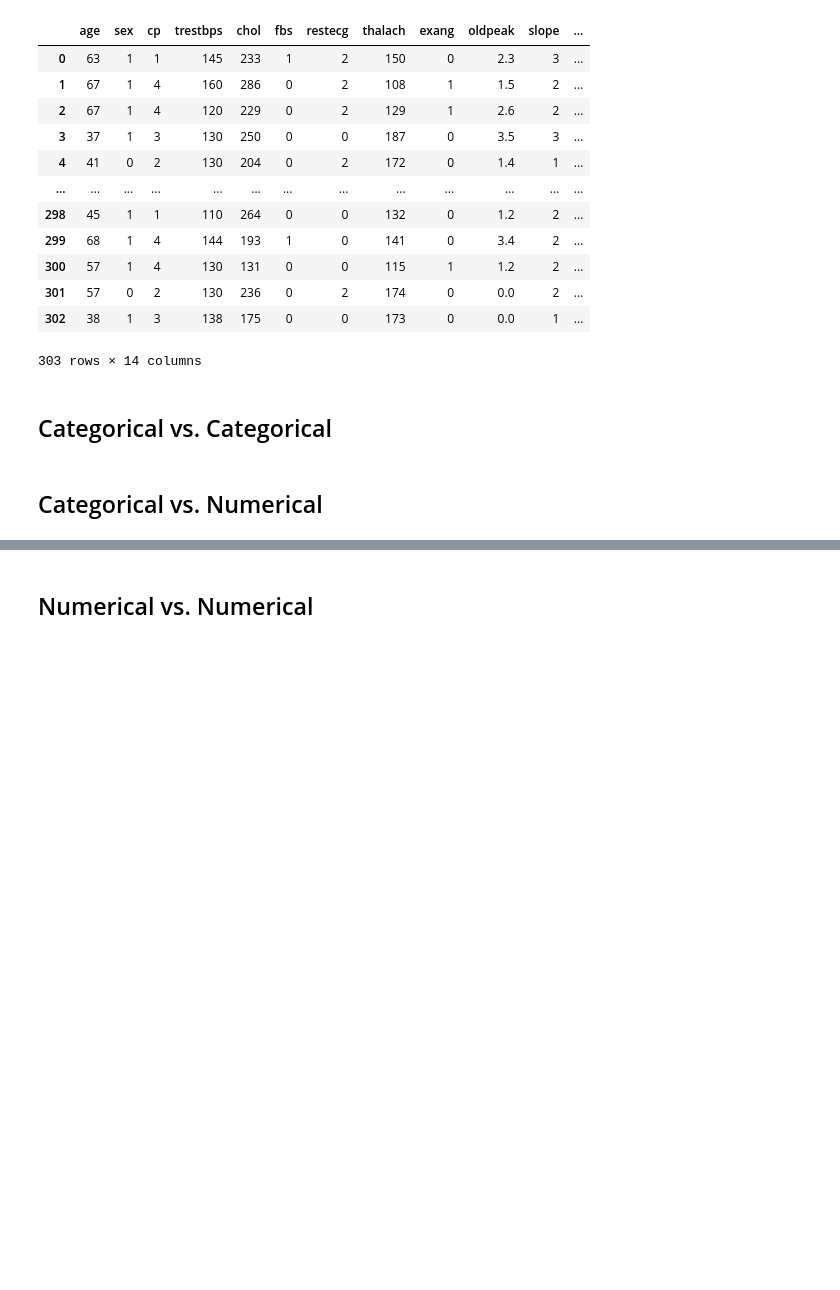
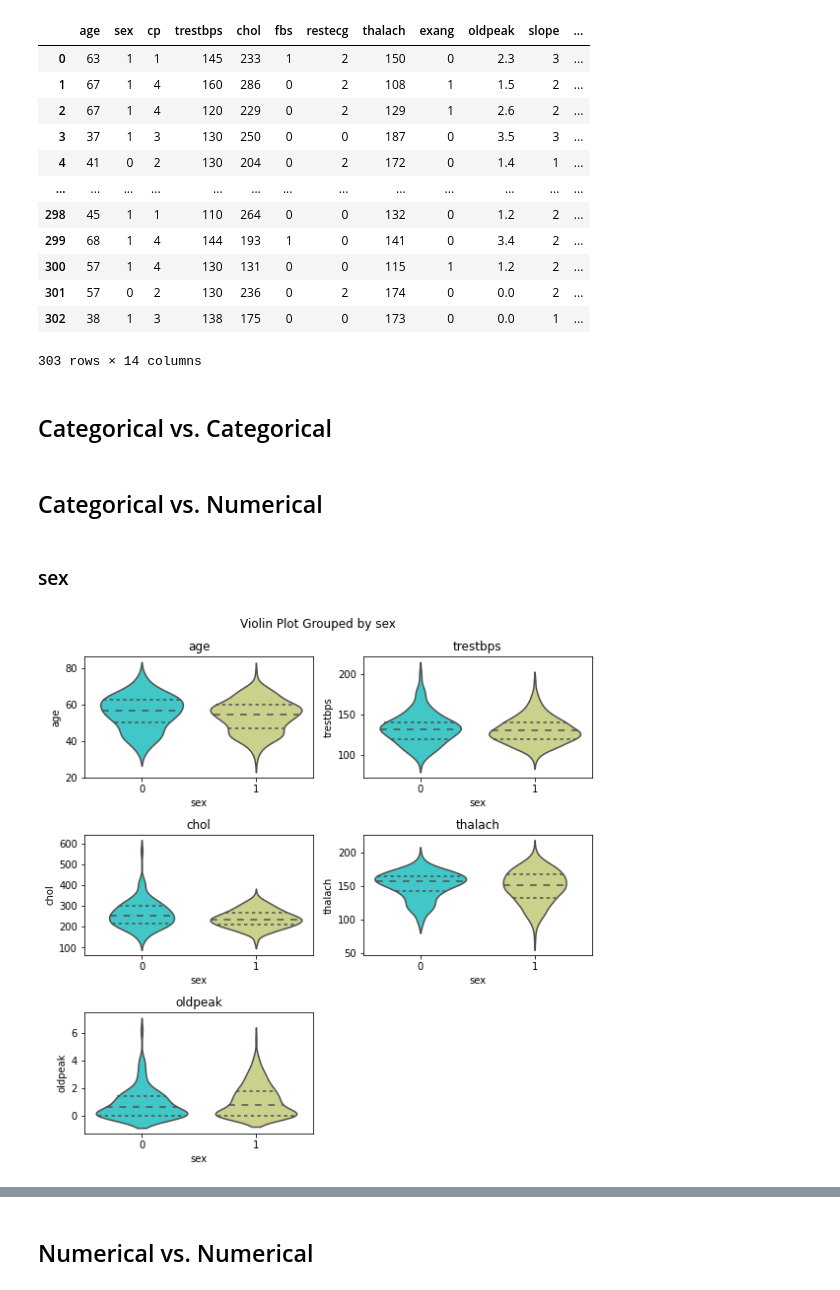
Before and after one commit to AnaliticaComputacional-2023-10/Proyecto1, a Jupyter notebook: EDA_Multivariate.ipynb, the cells around one changed output, grey strips where cells are left out. Drawn from its saved outputs; the diff is of its cells as text; code cells hidden in the pictures; blank space fills up the shorter version.

Commit message:
Multivariate - Categorical v Numerical finished

```diff
--- a/EDA_Multivariate.ipynb
+++ b/EDA_Multivariate.ipynb
@@ -106,3 +106,28 @@ df
 ## Categorical vs. Categorical
 # %% [markdown]
 ## Categorical vs. Numerical
+# %% [markdown]
+### sex
+# %%
+numerical = ['age', 'trestbps', 'chol', 'thalach', 'oldpeak']
+categorical = ['sex']
+total = numerical + categorical
+
+data = df[total].copy()
+
+fig, axes = plt.subplots(nrows=3, ncols=2, figsize=(8, 8))
+
+for ax, column in zip(axes.flatten(), data.columns):
+    if column == data.columns[-1]:
+        ax.set_visible(False)
+        continue
+    sns.violinplot(data=data, x=data.columns[-1], y=column, ax=ax, palette='rainbow', inner='quartile')
+    ax.set_title(column)
+
+fig.subplots_adjust(hspace=0.7, wspace=0.3)
+fig.suptitle(f'Violin Plot Grouped by {categorical[0]}')
+
+plt.tight_layout()
+plt.show()
+# %% [output]
+[figure, added]
```
Also changed, not shown: parts of 16 cells of this notebook.
